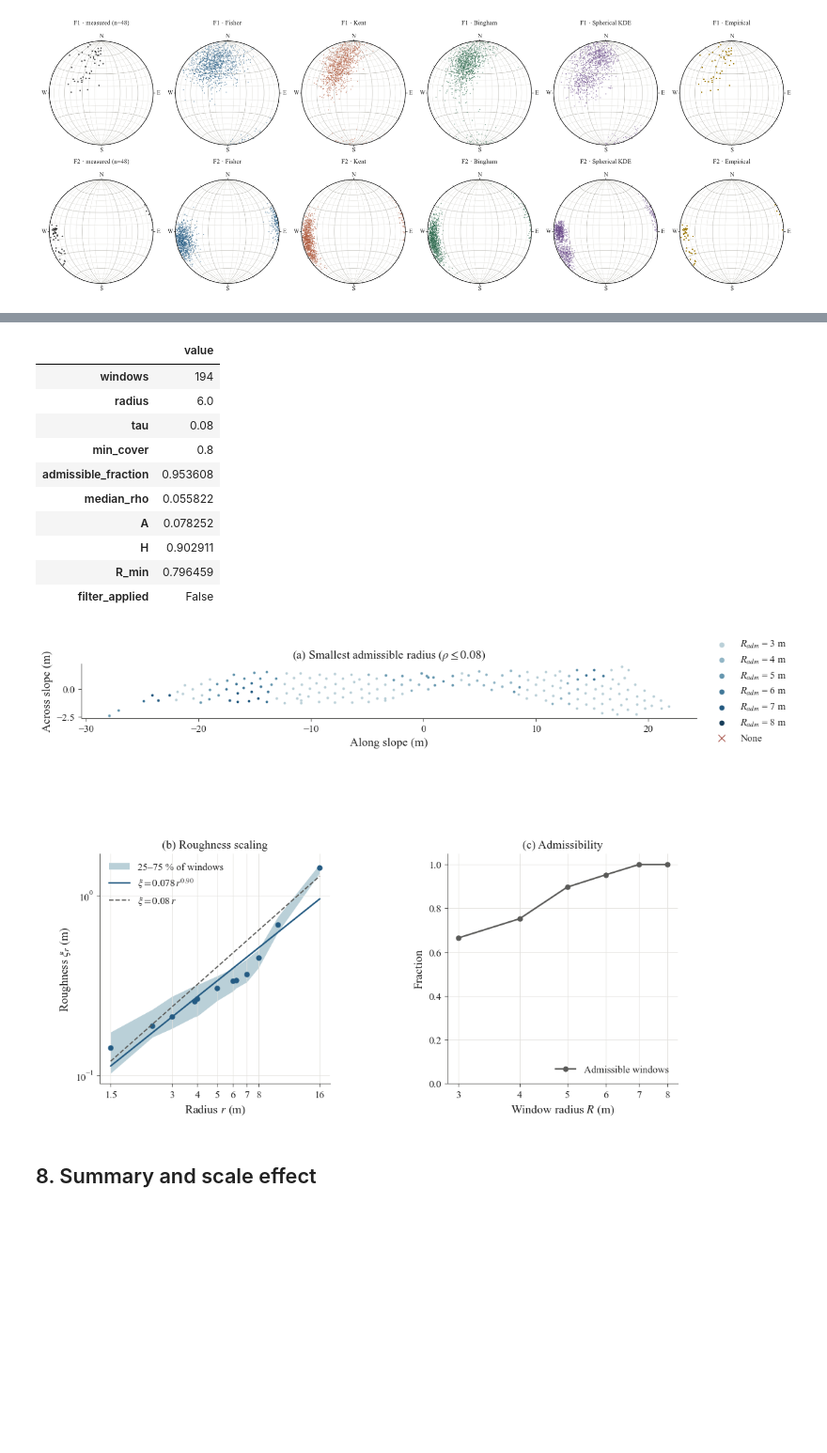
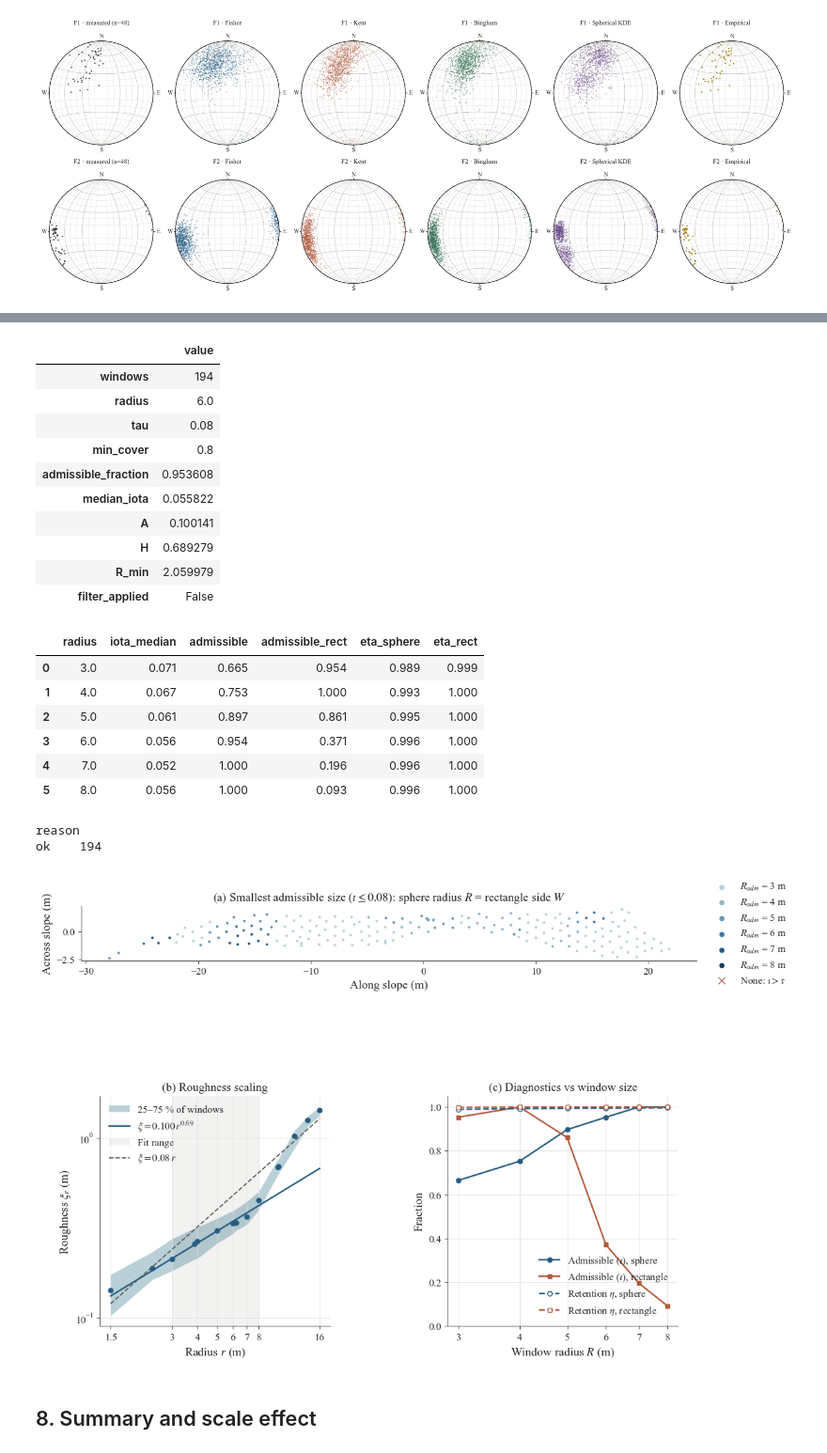
Before and after one commit to GaldinoMagalhaes/TM-Scan-Discontinuity-Analysis-library, a Jupyter notebook: case_studies/slope_01/case_study.ipynb, the cells around one changed output, grey strips where cells are left out. Shown at 94% size. Drawn from its saved outputs; the diff is of its cells as text; code cells hidden in the pictures; blank space fills up the shorter version.

Commit message:
v0.1.1: roughness diagnostics, rectangle delta_mode='max', log of undefined estimates, Slope 01 updated

```diff
--- a/case_studies/slope_01/case_study.ipynb
+++ b/case_studies/slope_01/case_study.ipynb
@@ -157,20 +189,31 @@ with `tm.analyze(..., roughness_filter=True)`.
 # %%
-roughness = tm.assess_roughness(data, result, radii=SCALE_RADII)
+roughness = tm.assess_roughness(data, result, radii=SCALE_RADII, retention=True)
 display(roughness.summary().to_frame("value"))
+display(roughness.by_radius.round(3))
+print(roughness.table.reason.value_counts().to_string())
 roughness.plot();
 # %% [output]
 |  | value |
 | windows | 194 |
 | radius | 6.0 |
 | tau | 0.08 |
 | min_cover | 0.8 |
 | admissible_fraction | 0.953608 |
-| median_rho | 0.055822 |
-| A | 0.078252 |
-| H | 0.902911 |
-| R_min | 0.796459 |
+| median_iota | 0.055822 |
+| A | 0.100141 |
+| H | 0.689279 |
+| R_min | 2.059979 |
 | filter_applied | False |
+|  | radius | iota_median | admissible | admissible_rect | eta_sphere | eta_rect |
+| 0 | 3.0 | 0.071 | 0.665 | 0.954 | 0.989 | 0.999 |
+| 1 | 4.0 | 0.067 | 0.753 | 1.000 | 0.993 | 1.000 |
+| 2 | 5.0 | 0.061 | 0.897 | 0.861 | 0.995 | 1.000 |
+| 3 | 6.0 | 0.056 | 0.954 | 0.371 | 0.996 | 1.000 |
+| 4 | 7.0 | 0.052 | 1.000 | 0.196 | 0.996 | 1.000 |
+| 5 | 8.0 | 0.056 | 1.000 | 0.093 | 0.996 | 1.000 |
+reason
+ok    194
-[figure, old version]
+[figure, new version]
 # %% [markdown]
 ## 8. Summary and scale effect
 # %%
```
Also changed, not shown: parts of 7 cells of this notebook, 22 other files.
